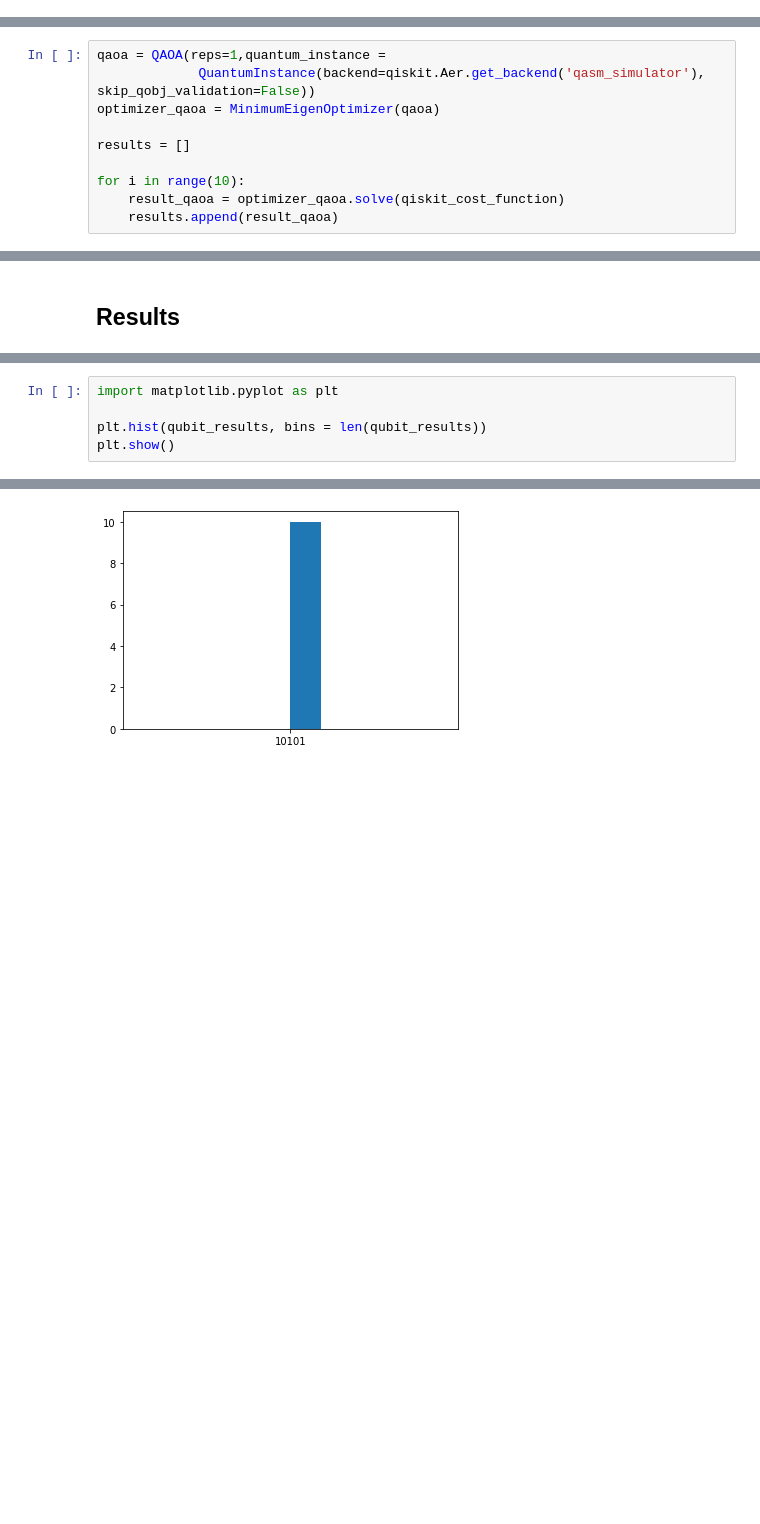
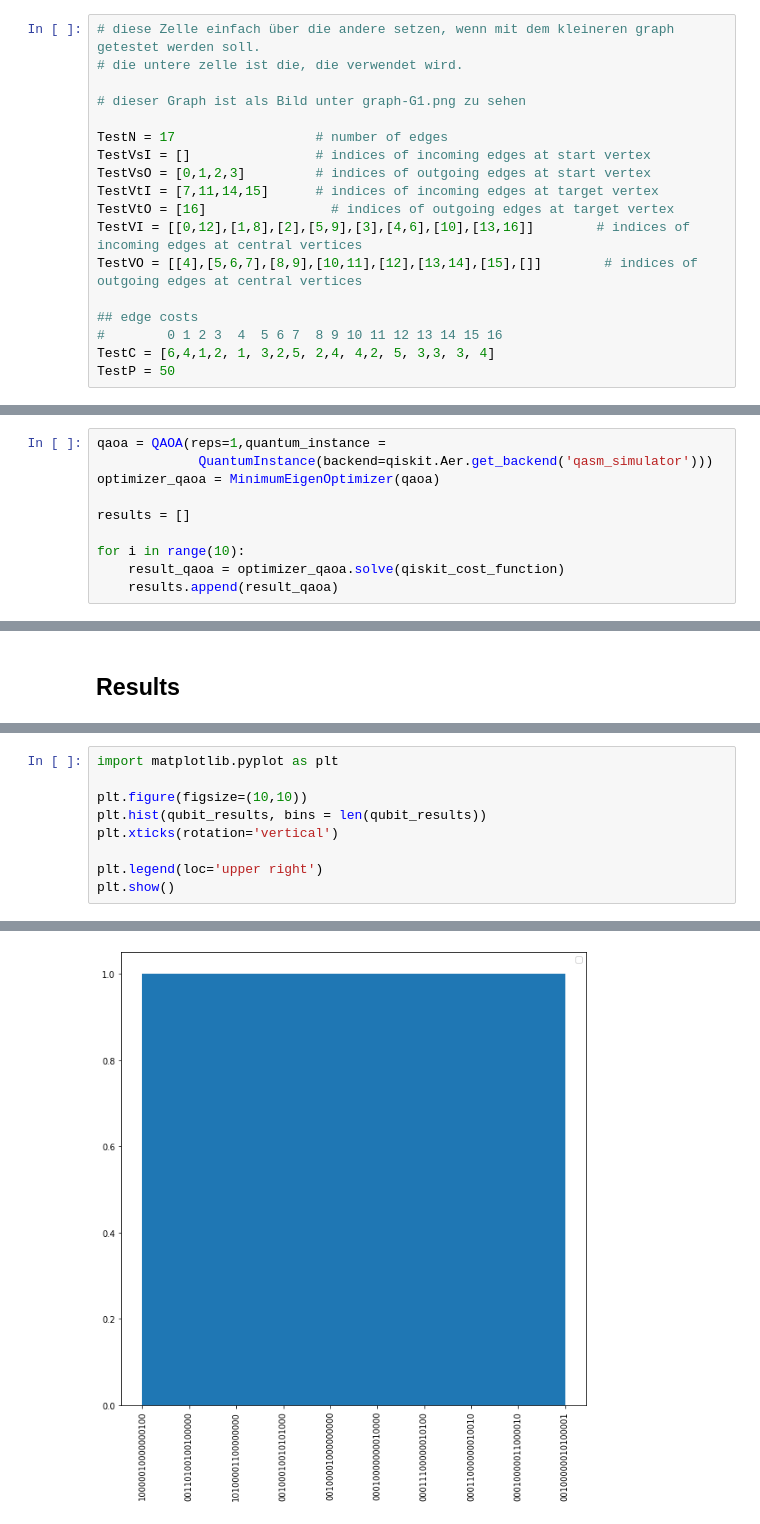
Before and after one commit to ansrev/qaoa_routing, a Jupyter notebook: single_vehicle_routing.ipynb, the cells around one changed output, grey strips where cells are left out. Saved outputs shown, nothing was run; the diff lists cells and outputs as text; blank space fills up the shorter version.

Commit message:
update basic sv routing and add graph image

```diff
--- a/single_vehicle_routing.ipynb
+++ b/single_vehicle_routing.ipynb
@@ -107,3 +105,21 @@ TestP = 50
+# %%
+# diese Zelle einfach über die andere setzen, wenn mit dem kleineren graph getestet werden soll.
+# die untere zelle ist die, die verwendet wird.
+
+# dieser Graph ist als Bild unter graph-G1.png zu sehen
+
+TestN = 17                  # number of edges
+TestVsI = []                # indices of incoming edges at start vertex
+TestVsO = [0,1,2,3]         # indices of outgoing edges at start vertex
+TestVtI = [7,11,14,15]      # indices of incoming edges at target vertex
+TestVtO = [16]                # indices of outgoing edges at target vertex
+TestVI = [[0,12],[1,8],[2],[5,9],[3],[4,6],[10],[13,16]]        # indices of incoming edges at central vertices
+TestVO = [[4],[5,6,7],[8,9],[10,11],[12],[13,14],[15],[]]        # indices of outgoing edges at central vertices
+
+## edge costs
+#        0 1 2 3  4  5 6 7  8 9 10 11 12 13 14 15 16
+TestC = [6,4,1,2, 1, 3,2,5, 2,4, 4,2, 5, 3,3, 3, 4]
+TestP = 50
 # %% [markdown]
 ## Data processing
 # %%
@@ -187,6 +233,6 @@ qiskit_cost_function.minimize(
 # %%
 qaoa = QAOA(reps=1,quantum_instance =
-             QuantumInstance(backend=qiskit.Aer.get_backend('qasm_simulator'), skip_qobj_validation=False))
+             QuantumInstance(backend=qiskit.Aer.get_backend('qasm_simulator')))
 optimizer_qaoa = MinimumEigenOptimizer(qaoa)
 
 results = []
@@ -216,6 +266,10 @@ qubit_results
 # %%
 import matplotlib.pyplot as plt
 
+plt.figure(figsize=(10,10))
 plt.hist(qubit_results, bins = len(qubit_results))
+plt.xticks(rotation='vertical')
+
+plt.legend(loc='upper right')
 plt.show()
 # %% [output]
@@ -222 +277 @@ plt.show()
-[figure, old version]
+[figure, new version]
```
Also changed, not shown: parts of 12 cells of this notebook, 1 other file.
